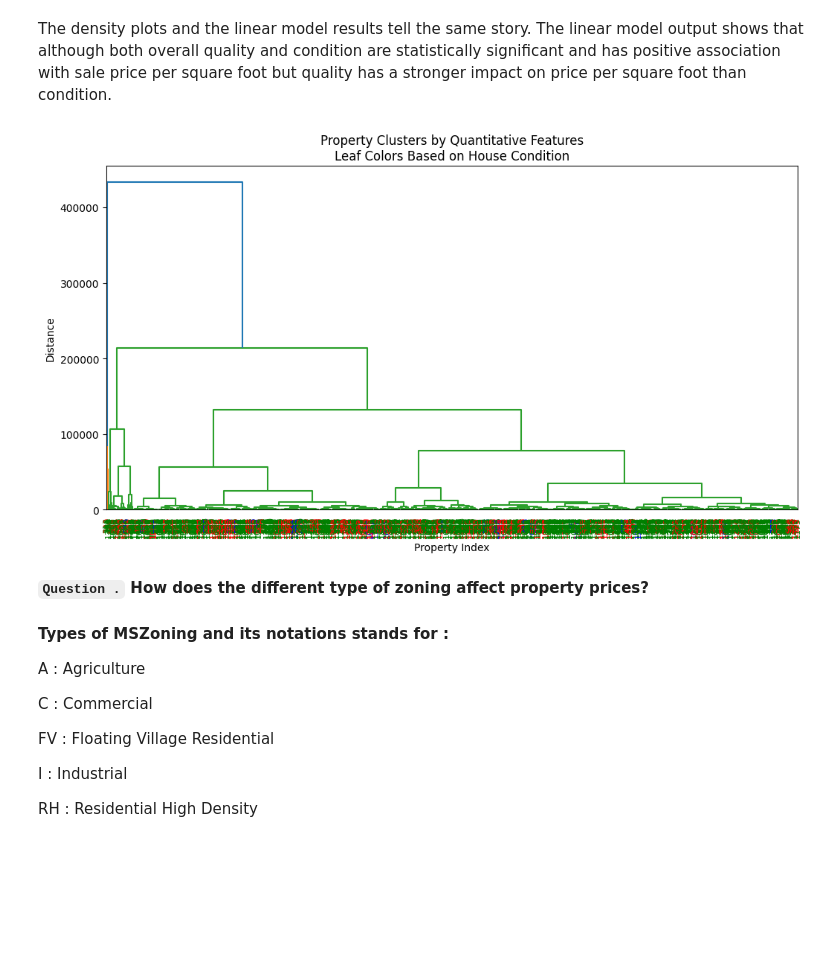
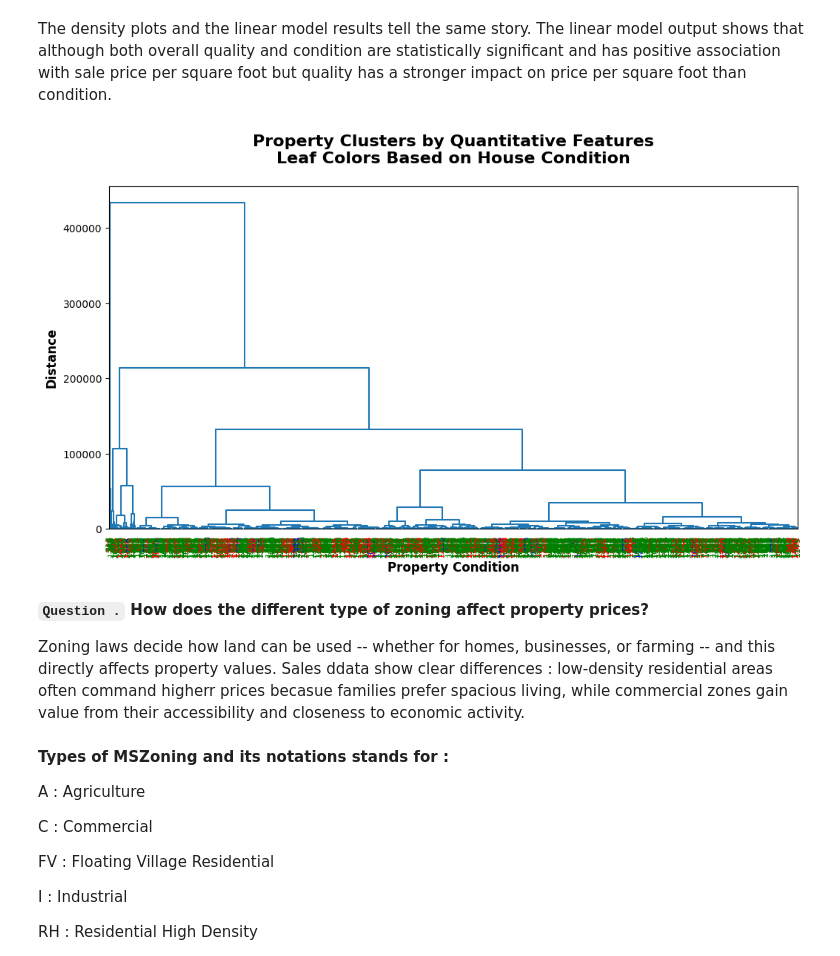
Before and after one commit to annugit1655/Real-Estate-Price-Prediction, a Jupyter notebook: Real-Estate-Price-Prediction/notebooks/EDA-house-part-1.ipynb, the cells around one changed output. Cells and saved outputs as stored; diff of their text form; code cells hidden in the pictures; blank space fills up the shorter version.

```diff
--- a/Real-Estate-Price-Prediction/notebooks/EDA-house-part-1.ipynb
+++ b/Real-Estate-Price-Prediction/notebooks/EDA-house-part-1.ipynb
@@ -1382,40 +1382,45 @@ import numpy as np
 features = ["LotArea", "GrLivArea", "GarageArea", "TotalBsmtSF"]
 X = new_df[features].fillna(0)
 
 # --- 2. Perform hierarchical clustering ---
 Z = linkage(X, method='ward')
 
 # --- 3. Define color mapping based on house condition ---
 def condition_color(cond):
     if cond <= 3:
         return "blue"   # lower condition
     elif 4 <= cond <= 6:
         return "green"  # moderate condition
     else:
         return "red"    # higher condition
 
 # Map colors for each property
 leaf_colors = {i: condition_color(cond) for i, cond in enumerate(new_df["OverallCond"])}
 
 # --- 4. Custom dendrogram coloring ---
 def dendrogram_with_colors(Z, leaf_colors):
-    dendro = dendrogram(Z, labels=new_df.index, leaf_rotation=90, leaf_font_size=8)
+    dendro = dendrogram(Z, labels=new_df.index, leaf_rotation=90, leaf_font_size=8,
+        color_threshold=0,              # force all branches same color
+        #above_threshold_color='black'   # set branch color to black
+        )
     ax = plt.gca()
     xlbls = ax.get_xmajorticklabels()
     for lbl in xlbls:
         leaf_index = int(lbl.get_text())
         lbl.set_color(leaf_colors[leaf_index])
 
 plt.figure(figsize=(12,6))
 dendrogram_with_colors(Z, leaf_colors)
-plt.title("Property Clusters by Quantitative Features\nLeaf Colors Based on House Condition")
-plt.xlabel("Property Index")
-plt.ylabel("Distance")
+plt.title("Property Clusters by Quantitative Features\nLeaf Colors Based on House Condition", fontsize=16, fontweight='bold', y=1.05)
+plt.xlabel("Property Condition", fontsize=12, fontweight='bold')
+plt.ylabel("Distance", fontsize=12, fontweight='bold')
 plt.show()
 # %% [output]
-[figure, old version]
+[figure, new version]
 # %% [markdown]
 **`Question .` How does the different type of zoning affect property prices?**
+
+Zoning laws decide how land can be used -- whether for homes, businesses, or farming -- and this directly affects property values. Sales ddata show clear differences : low-density residential areas often command higherr prices becasue families prefer spacious living, while commercial zones gain value from their accessibility and closeness to economic activity.
 # %% [markdown]
 __Types of MSZoning and its notations stands for :__
 
```
Also changed, not shown: parts of 10 cells of this notebook.
